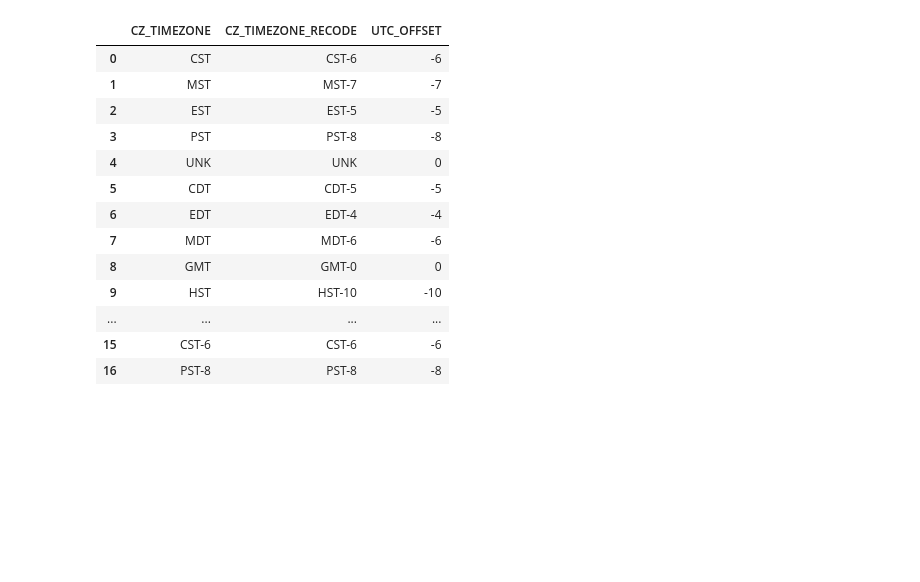
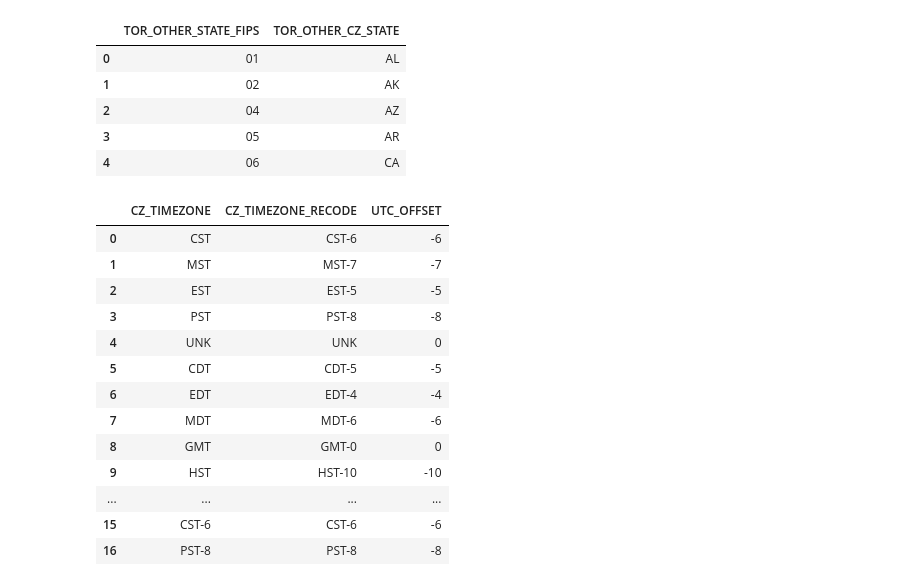
Before and after one commit to d-burke-data/Project_03, a Jupyter notebook: Work/David/Python/data_cleaning.ipynb, the cells around one changed output. Cells and saved outputs as stored; diff of their text form; code cells hidden in the pictures; blank space fills up the shorter version.

```diff
--- a/Work/David/Python/data_cleaning.ipynb
+++ b/Work/David/Python/data_cleaning.ipynb
@@ -12,6 +12,20 @@ warnings.filterwarnings("ignore")
 # Get all files in the Details folder
 details_path = "../Data/Details/"
 files = [f"{details_path}{filename}" for filename in os.listdir(details_path) if os.path.isfile((os.path.join(details_path, filename)))]
+# %%
+# Get state FIPS for OTHER_FIPS conversion
+state_fips_path = "../Data/cleaned_state.csv"
+state_fips_df = pd.read_csv(state_fips_path, dtype=str)
+state_fips_df = state_fips_df.rename(columns={"STATEFP": "TOR_OTHER_STATE_FIPS", "STATE": "TOR_OTHER_CZ_STATE"})
+state_fips_df = state_fips_df.drop(columns=["Unnamed: 0"])
+state_fips_df.head()
+# %% [output]
+|  | TOR_OTHER_STATE_FIPS | TOR_OTHER_CZ_STATE |
+| 0 | 01 | AL |
+| 1 | 02 | AK |
+| 2 | 04 | AZ |
+| 3 | 05 | AR |
+| 4 | 06 | CA |
 # %%
 output_path = "../Data/Cleaned/"
 tornado_id = 1
```
Also changed, not shown: parts of 8 cells of this notebook, 4 other files.
